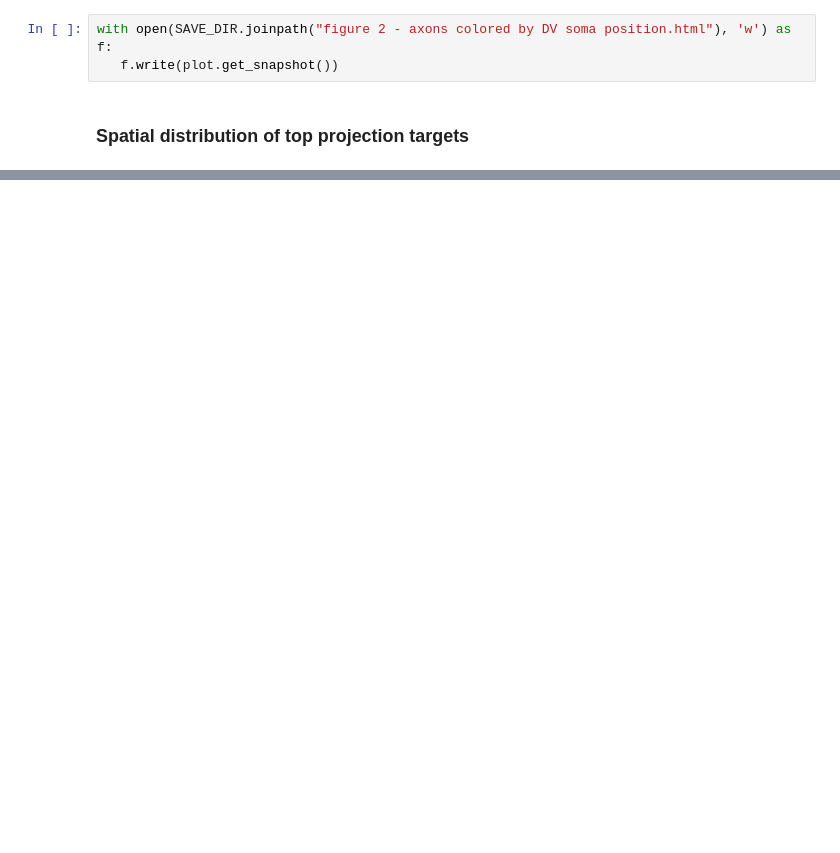
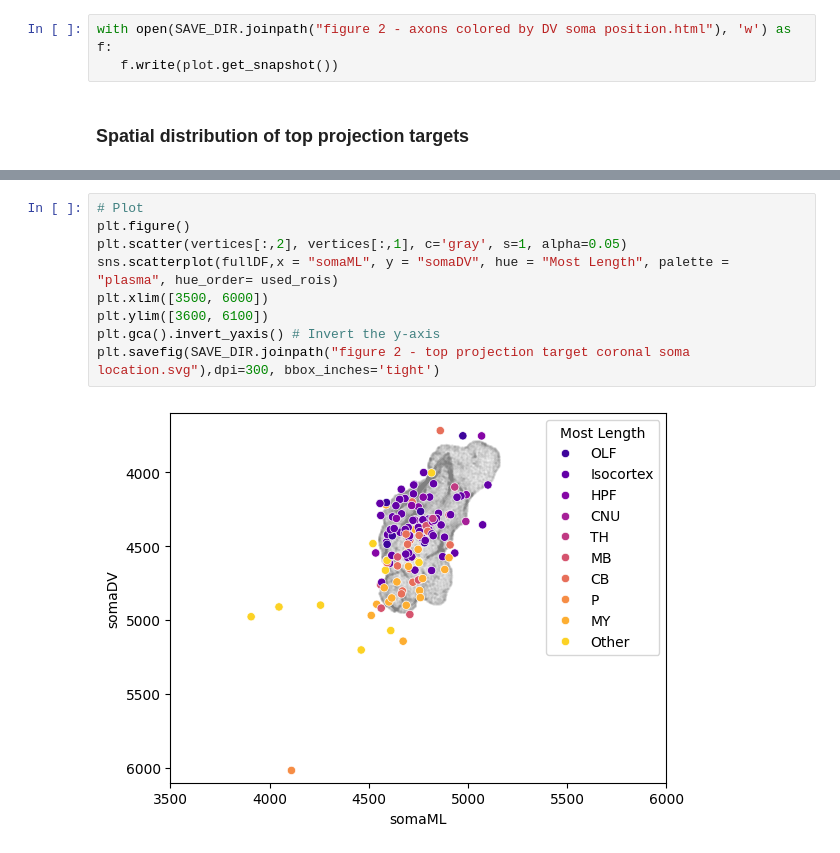
Before and after one commit to AllenNeuralDynamics/aind-LC-morphologies, a Jupyter notebook: code/LC Manuscript Figure 2 Analyses.ipynb, the cells around one changed output, grey strips where cells are left out. Drawn from its saved outputs; the diff is of its cells as text; blank space fills up the shorter version.

```diff
--- a/code/LC Manuscript Figure 2 Analyses.ipynb
+++ b/code/LC Manuscript Figure 2 Analyses.ipynb
@@ -245,0 +257,11 @@ plt.savefig(SAVE_DIR.joinpath("figure 2 - top projection target coronal soma loc
+# %%
+# Plot
+plt.figure()
+plt.scatter(vertices[:,2], vertices[:,1], c='gray', s=1, alpha=0.05)
+sns.scatterplot(fullDF,x = "somaML", y = "somaDV", hue = "Most Length", palette = "plasma", hue_order= used_rois)
+plt.xlim([3500, 6000])
+plt.ylim([3600, 6100])
+plt.gca().invert_yaxis() # Invert the y-axis
+plt.savefig(SAVE_DIR.joinpath("figure 2 - top projection target coronal soma location.svg"),dpi=300, bbox_inches='tight')
+# %% [output]
+[figure, added]
```
Also changed, not shown: parts of 12 cells of this notebook, 4 other files.
